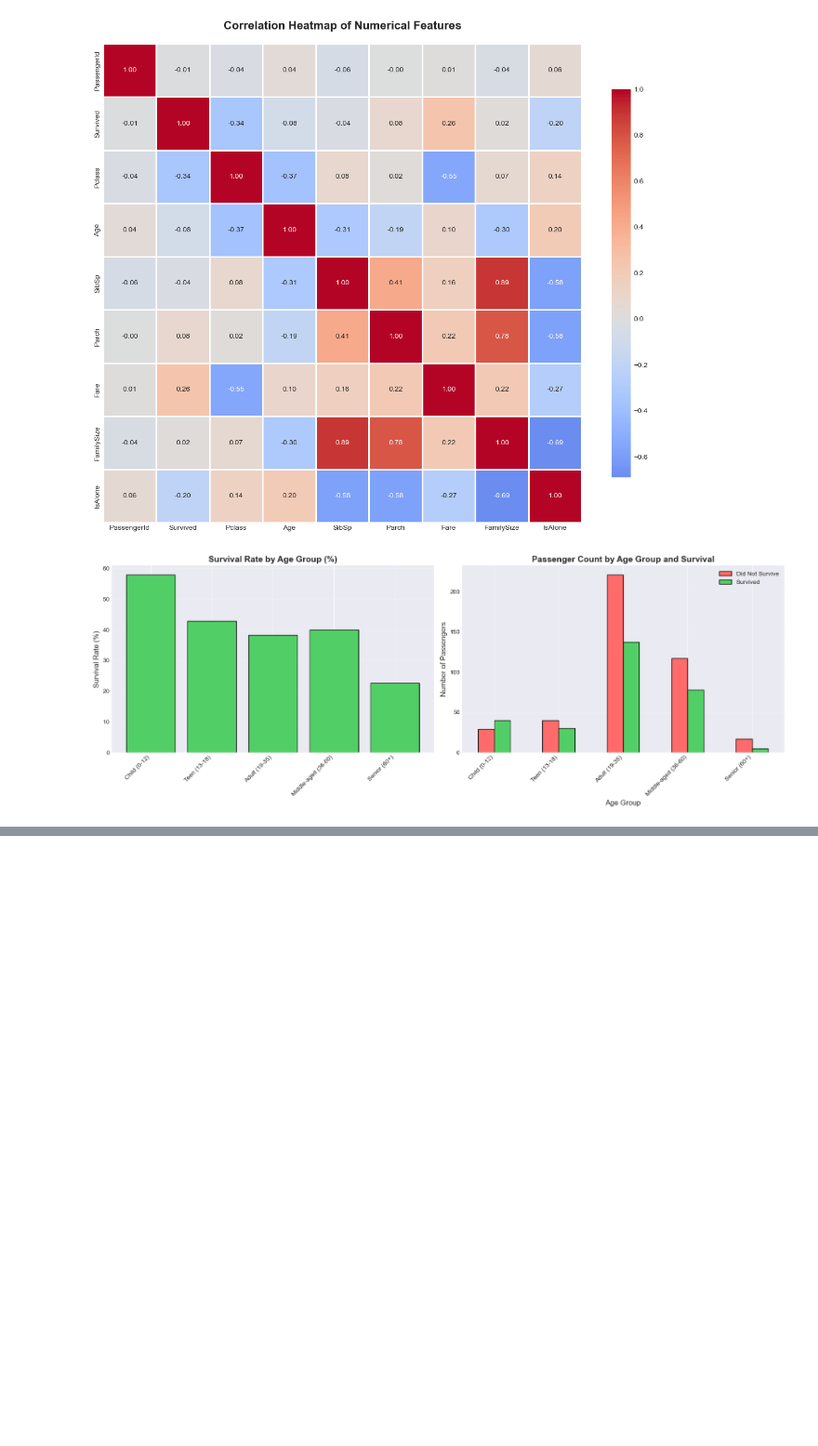
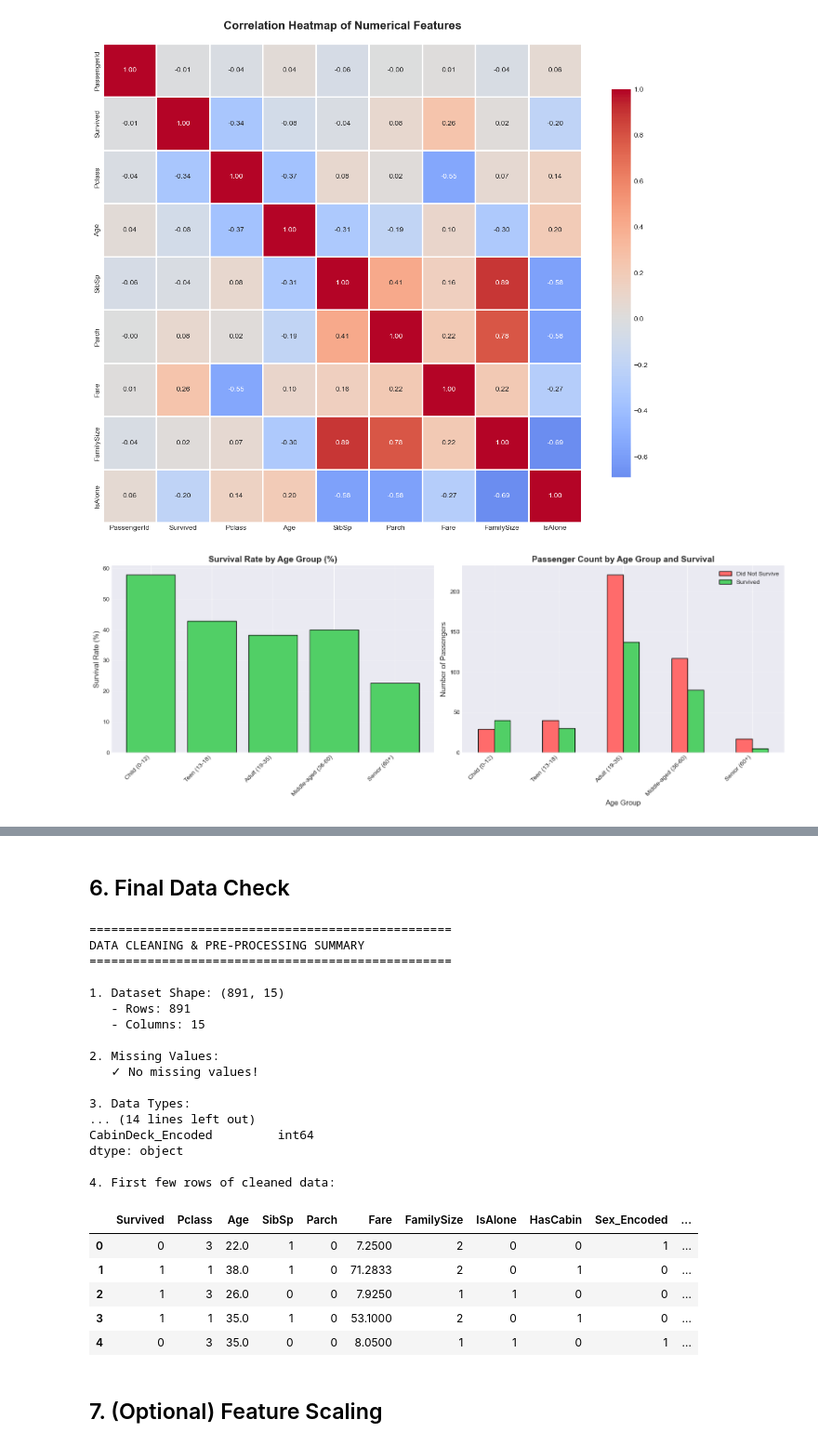
Before and after one commit to pauyoo/titanic, a Jupyter notebook: Titanic.ipynb, the cells around one changed output, grey strips where cells are left out. Shown at 93% size. Cells and saved outputs as stored; diff of their text form; code cells hidden in the pictures; blank space fills up the shorter version.

```diff
--- a/Titanic.ipynb
+++ b/Titanic.ipynb
@@ -266,0 +445,17 @@ if 'Age' in df.columns:
+# %%
+# Drop columns that won't be used for modeling
+columns_to_drop = ['PassengerId', 'Name', 'Ticket', 'Cabin',
+                   'Sex', 'Embarked', 'Title', 'AgeGroup', 'FareCategory']
+
+# Drop CabinDeck if it exists (we have HasCabin instead)
+if 'CabinDeck' in df_clean.columns:
+    columns_to_drop.append('CabinDeck')
+
+# Keep only columns that exist
+columns_to_drop = [col for col in columns_to_drop if col in df_clean.columns]
+
+df_clean = df_clean.drop(columns=columns_to_drop)
+
+print(f"Columns dropped: {columns_to_drop}")
+print(f"\nFinal shape: {df_clean.shape}")
+print(f"\nFinal columns: {list(df_clean.columns)}")
@@ -266,0 +468,50 @@ if 'Age' in df.columns:
+# %% [markdown]
+## 6. Final Data Check
+# %%
+# Final checks
+print("=" * 50)
+print("DATA CLEANING & PRE-PROCESSING SUMMARY")
+print("=" * 50)
+
+print(f"\n1. Dataset Shape: {df_clean.shape}")
+print(f"   - Rows: {df_clean.shape[0]}")
+print(f"   - Columns: {df_clean.shape[1]}")
+
+print(f"\n2. Missing Values:")
+missing_final = df_clean.isnull().sum()
+if missing_final.sum() == 0:
+    print("   ✓ No missing values!")
+else:
+    print(missing_final[missing_final > 0])
+
+print(f"\n3. Data Types:")
+print(df_clean.dtypes)
+
+print(f"\n4. First few rows of cleaned data:")
+df_clean.head()
+# %% [output]
+==================================================
+DATA CLEANING & PRE-PROCESSING SUMMARY
+==================================================
+
+1. Dataset Shape: (891, 15)
+   - Rows: 891
+   - Columns: 15
+
+2. Missing Values:
+   ✓ No missing values!
+
+3. Data Types:
+... (14 lines left out)
+CabinDeck_Encoded         int64
+dtype: object
+
+4. First few rows of cleaned data:
+|  | Survived | Pclass | Age | SibSp | Parch | Fare | FamilySize | IsAlone | HasCabin | Sex_Encoded | ... |
+| 0 | 0 | 3 | 22.0 | 1 | 0 | 7.2500 | 2 | 0 | 0 | 1 | ... |
+| 1 | 1 | 1 | 38.0 | 1 | 0 | 71.2833 | 2 | 0 | 1 | 0 | ... |
+| 2 | 1 | 3 | 26.0 | 0 | 0 | 7.9250 | 1 | 1 | 0 | 0 | ... |
+| 3 | 1 | 1 | 35.0 | 1 | 0 | 53.1000 | 2 | 0 | 1 | 0 | ... |
+| 4 | 0 | 3 | 35.0 | 0 | 0 | 8.0500 | 1 | 1 | 0 | 1 | ... |
+# %% [markdown]
+## 7. (Optional) Feature Scaling
```
Also changed, not shown: parts of 13 cells of this notebook.
